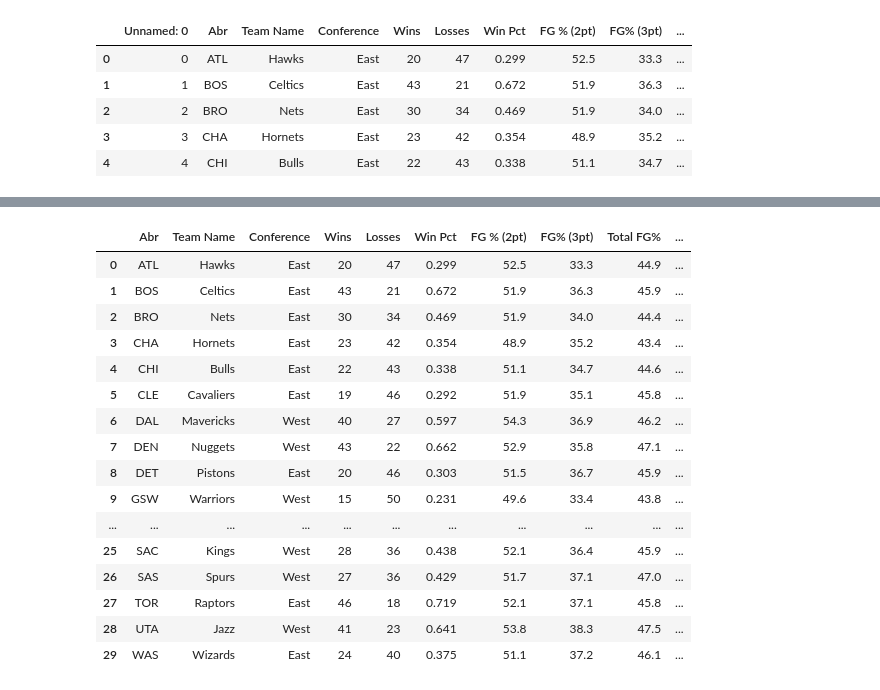
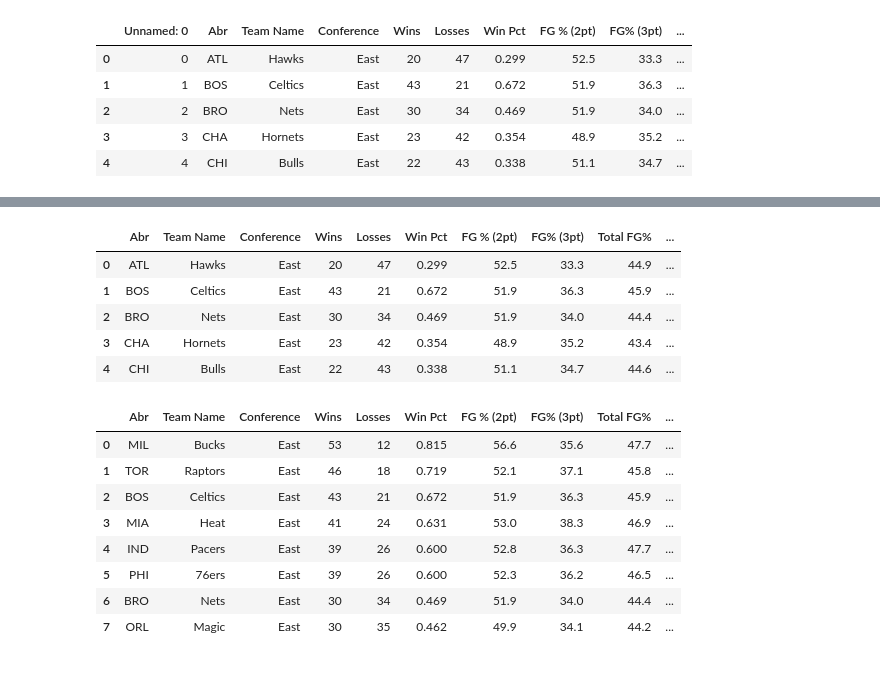
Before and after one commit to Mirgadir/Project1, a Jupyter notebook: PyStars/NBA_starter.ipynb, the cells around one changed output, grey strips where cells are left out. Cells and saved outputs as stored; diff of their text form; code cells hidden in the pictures.

```diff
--- a/PyStars/NBA_starter.ipynb
+++ b/PyStars/NBA_starter.ipynb
@@ -60,33 +49,33 @@ stats_df
 # %%
 
 for index, row in stats_df.iterrows():
     diff = row["Points Scored"] - row["Poinst Against"]
     stats_df.loc[index, 'Points_Diff'] = diff
-stats_df
+stats_df.head()
 # %% [output]
 |  | Abr | Team Name | Conference | Wins | Losses | Win Pct | FG % (2pt) | FG% (3pt) | Total FG% | ... |
 | 0 | ATL | Hawks | East | 20 | 47 | 0.299 | 52.5 | 33.3 | 44.9 | ... |
 | 1 | BOS | Celtics | East | 43 | 21 | 0.672 | 51.9 | 36.3 | 45.9 | ... |
 | 2 | BRO | Nets | East | 30 | 34 | 0.469 | 51.9 | 34.0 | 44.4 | ... |
 | 3 | CHA | Hornets | East | 23 | 42 | 0.354 | 48.9 | 35.2 | 43.4 | ... |
 | 4 | CHI | Bulls | East | 22 | 43 | 0.338 | 51.1 | 34.7 | 44.6 | ... |
-| 5 | CLE | Cavaliers | East | 19 | 46 | 0.292 | 51.9 | 35.1 | 45.8 | ... |
-| 6 | DAL | Mavericks | West | 40 | 27 | 0.597 | 54.3 | 36.9 | 46.2 | ... |
-| 7 | DEN | Nuggets | West | 43 | 22 | 0.662 | 52.9 | 35.8 | 47.1 | ... |
-| 8 | DET | Pistons | East | 20 | 46 | 0.303 | 51.5 | 36.7 | 45.9 | ... |
-| 9 | GSW | Warriors | West | 15 | 50 | 0.231 | 49.6 | 33.4 | 43.8 | ... |
-| ... | ... | ... | ... | ... | ... | ... | ... | ... | ... | ... |
-| 25 | SAC | Kings | West | 28 | 36 | 0.438 | 52.1 | 36.4 | 45.9 | ... |
-| 26 | SAS | Spurs | West | 27 | 36 | 0.429 | 51.7 | 37.1 | 47.0 | ... |
-| 27 | TOR | Raptors | East | 46 | 18 | 0.719 | 52.1 | 37.1 | 45.8 | ... |
-| 28 | UTA | Jazz | West | 41 | 23 | 0.641 | 53.8 | 38.3 | 47.5 | ... |
-| 29 | WAS | Wizards | East | 24 | 40 | 0.375 | 51.1 | 37.2 | 46.1 | ... |
 # %%
 east_stats_df = stats_df.loc[(stats_df["Conference"] == "East")]
 east_stats_df = east_stats_df.sort_values(by=["Wins", "Win Pct", "Total FG%"], ascending=False)
 east_stats_df= east_stats_df.reset_index(drop=True)
 east_best8 = east_stats_df[: 8]
 east_best8.to_csv('../py_data/east_best8.csv',index=False, header=True)
+east_best8
+# %% [output]
+|  | Abr | Team Name | Conference | Wins | Losses | Win Pct | FG % (2pt) | FG% (3pt) | Total FG% | ... |
+| 0 | MIL | Bucks | East | 53 | 12 | 0.815 | 56.6 | 35.6 | 47.7 | ... |
+| 1 | TOR | Raptors | East | 46 | 18 | 0.719 | 52.1 | 37.1 | 45.8 | ... |
+| 2 | BOS | Celtics | East | 43 | 21 | 0.672 | 51.9 | 36.3 | 45.9 | ... |
+| 3 | MIA | Heat | East | 41 | 24 | 0.631 | 53.0 | 38.3 | 46.9 | ... |
+| 4 | IND | Pacers | East | 39 | 26 | 0.600 | 52.8 | 36.3 | 47.7 | ... |
+| 5 | PHI | 76ers | East | 39 | 26 | 0.600 | 52.3 | 36.2 | 46.5 | ... |
+| 6 | BRO | Nets | East | 30 | 34 | 0.469 | 51.9 | 34.0 | 44.4 | ... |
+| 7 | ORL | Magic | East | 30 | 35 | 0.462 | 49.9 | 34.1 | 44.2 | ... |
 # %%
 west_stats_df = stats_df.loc[(stats_df["Conference"] == "West")]
 west_stats_df = west_stats_df.sort_values(by=["Wins", "Win Pct", "Total FG%"], ascending=False)
```
Also changed, not shown: parts of 4 cells of this notebook, 2 other files.
